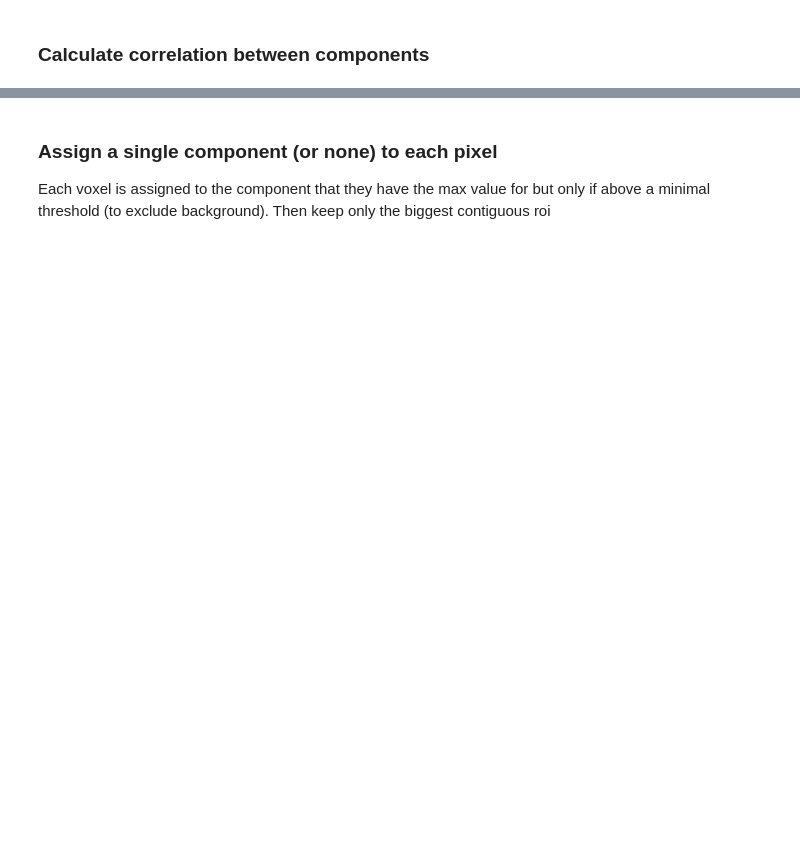
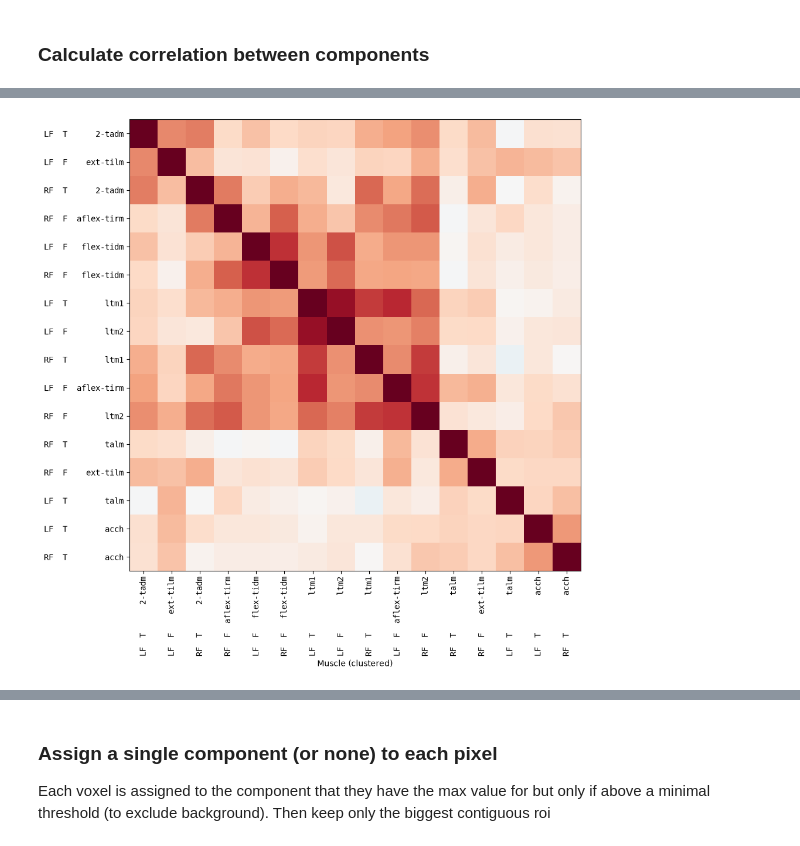
Before and after one commit to azmaite/Devel, a Jupyter notebook: Pupa_muscle_imaging/scape/MANUAL/auto_segmentation_by_segment.ipynb, the cells around one changed output, grey strips where cells are left out. Cells and saved outputs as stored; diff of their text form; code cells hidden in the pictures; blank space fills up the shorter version.

```diff
--- a/Pupa_muscle_imaging/scape/MANUAL/auto_segmentation_by_segment.ipynb
+++ b/Pupa_muscle_imaging/scape/MANUAL/auto_segmentation_by_segment.ipynb
@@ -482,3 +499,44 @@ plt.show()
+# %%
+# combine spatial and temporal components for each muscle, based on muscles_all
+temp_comps_by_muscle = {}
+spat_comps_by_muscle = {}
+
+for sid in selected_segments:
+    segment_name = segment_ids[sid]
+    for muscle_name, comp_nums in muscles_all[segment_name].items():
+        comp_idx = [n - 1 for n in comp_nums]  # muscles_all uses 1-indexed component numbers
+        temp_comps_by_muscle[muscle_name] = temp_comps[sid][:, comp_idx].sum(axis=1)
+        spat_comps_by_muscle[muscle_name] = spat_comps[sid][comp_idx].sum(axis=0)
+# %%
+# calculate correlation between the muscle-combined components
+from scipy.cluster.hierarchy import linkage, dendrogram
+from scipy.spatial.distance import squareform
+
+muscle_names = list(temp_comps_by_muscle.keys())
+temp_comps_muscle_combined = np.stack([temp_comps_by_muscle[m] for m in muscle_names], axis=1)
+
+plt.figure(figsize=(10,10))
+
+corr_matrix = np.corrcoef(temp_comps_muscle_combined, rowvar=False)
+#corr_matrix = np.corrcoef(temp_comps_muscle_combined[selected_idx_combined], rowvar=False)
+
+# hierarchical-clustering leaf order, so similar muscles end up adjacent
+distance_matrix = 1 - corr_matrix
+np.fill_diagonal(distance_matrix, 0)  # exact zero diagonal (float roundoff)
+link = linkage(squareform(distance_matrix, checks=False), method='average')
+muscle_order = dendrogram(link, no_plot=True)['leaves']
+
+
+corr_sorted = corr_matrix[np.ix_(muscle_order, muscle_order)]
+sorted_labels = [muscle_names[o] for o in muscle_order]
+
+plt.imshow(corr_sorted, vmin=-0.75, vmax=0.75, cmap='RdBu_r')
+plt.xticks(range(len(muscle_order)), sorted_labels, rotation=90, family='monospace')
+plt.yticks(range(len(muscle_order)), sorted_labels, family='monospace')
+plt.xlabel('Muscle (clustered)')
+plt.show()
+# %% [output]
+[figure, added]
 # %%
 from matplotlib.figure import Figure
 def plot_temporal_components(W: np.ndarray,
```
Also changed, not shown: parts of 28 cells of this notebook.
